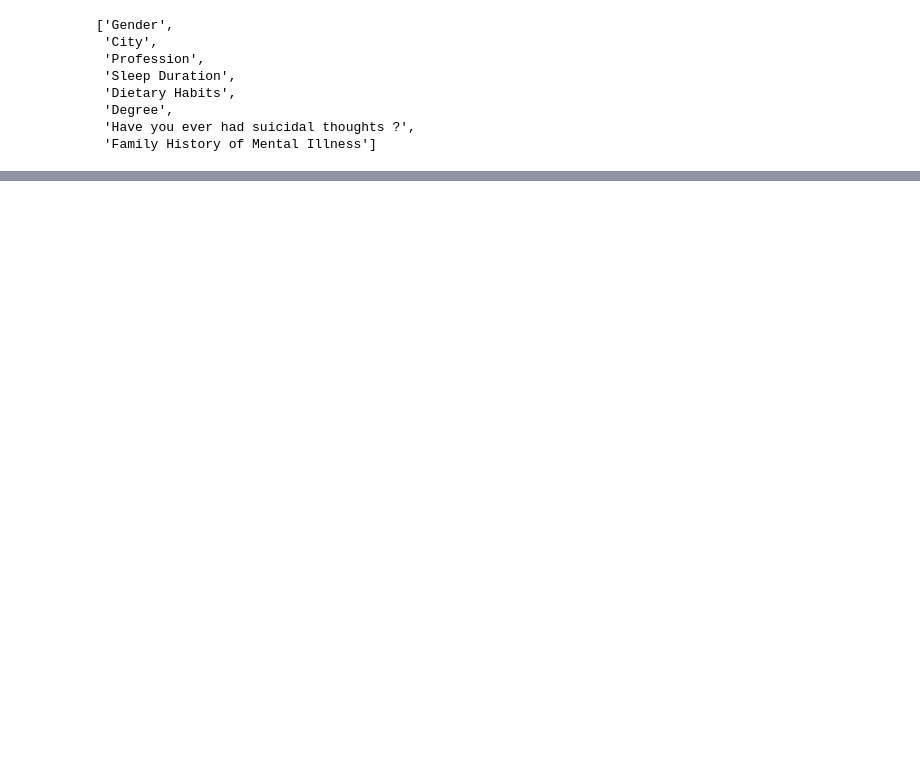
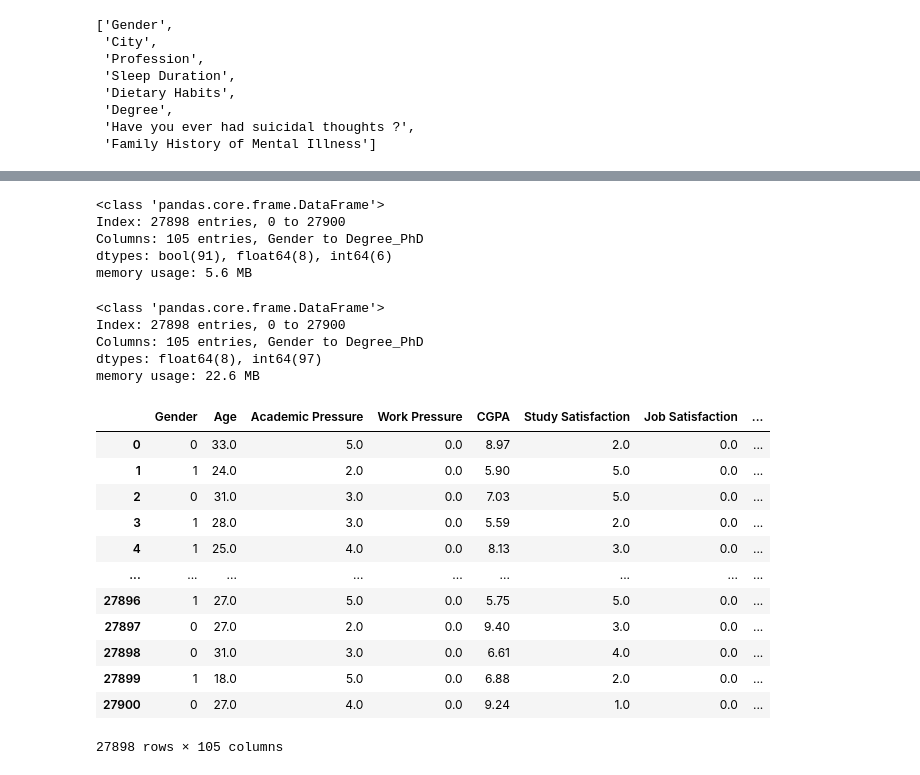
Before and after one commit to ANSH5252/Student-Depression-Prediction, a Jupyter notebook: sdp.ipynb, the cells around one changed output, grey strips where cells are left out. Drawn from its saved outputs; the diff is of its cells as text; code cells hidden in the pictures; blank space fills up the shorter version.

```diff
--- a/sdp.ipynb
+++ b/sdp.ipynb
@@ -186,0 +220,35 @@ Test accuracy: 0.8448028673835125
+# %%
+df.info()
+# %% [output]
+<class 'pandas.core.frame.DataFrame'>
+Index: 27898 entries, 0 to 27900
+Columns: 105 entries, Gender to Degree_PhD
+dtypes: bool(91), float64(8), int64(6)
+memory usage: 5.6 MB
+# %%
+for col in df.select_dtypes(include='bool').columns:
+    df[col] = df[col].astype(int)
+# %%
+df.info()
+# %% [output]
+<class 'pandas.core.frame.DataFrame'>
+Index: 27898 entries, 0 to 27900
+Columns: 105 entries, Gender to Degree_PhD
+dtypes: float64(8), int64(97)
+memory usage: 22.6 MB
+# %%
+df
+# %% [output]
+|  | Gender | Age | Academic Pressure | Work Pressure | CGPA | Study Satisfaction | Job Satisfaction | ... |
+| 0 | 0 | 33.0 | 5.0 | 0.0 | 8.97 | 2.0 | 0.0 | ... |
+| 1 | 1 | 24.0 | 2.0 | 0.0 | 5.90 | 5.0 | 0.0 | ... |
+| 2 | 0 | 31.0 | 3.0 | 0.0 | 7.03 | 5.0 | 0.0 | ... |
+| 3 | 1 | 28.0 | 3.0 | 0.0 | 5.59 | 2.0 | 0.0 | ... |
+| 4 | 1 | 25.0 | 4.0 | 0.0 | 8.13 | 3.0 | 0.0 | ... |
+| ... | ... | ... | ... | ... | ... | ... | ... | ... |
+| 27896 | 1 | 27.0 | 5.0 | 0.0 | 5.75 | 5.0 | 0.0 | ... |
+| 27897 | 0 | 27.0 | 2.0 | 0.0 | 9.40 | 3.0 | 0.0 | ... |
+| 27898 | 0 | 31.0 | 3.0 | 0.0 | 6.61 | 4.0 | 0.0 | ... |
+| 27899 | 1 | 18.0 | 5.0 | 0.0 | 6.88 | 2.0 | 0.0 | ... |
+| 27900 | 0 | 27.0 | 4.0 | 0.0 | 9.24 | 1.0 | 0.0 | ... |
+27898 rows × 105 columns
```
Also changed, not shown: parts of 16 cells of this notebook.
